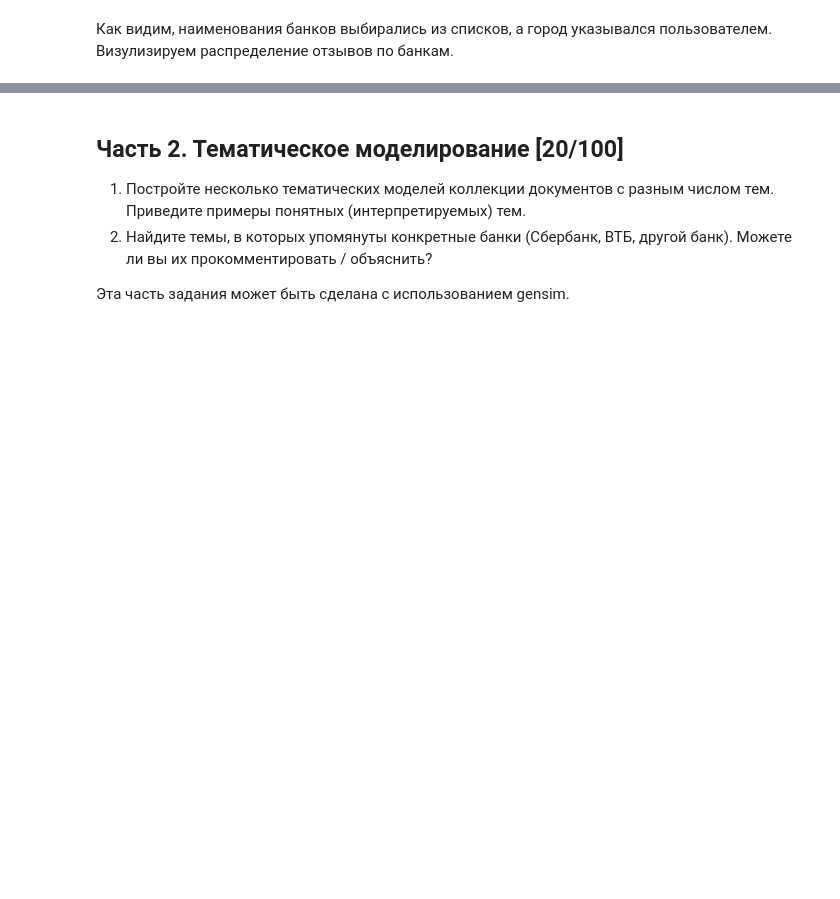
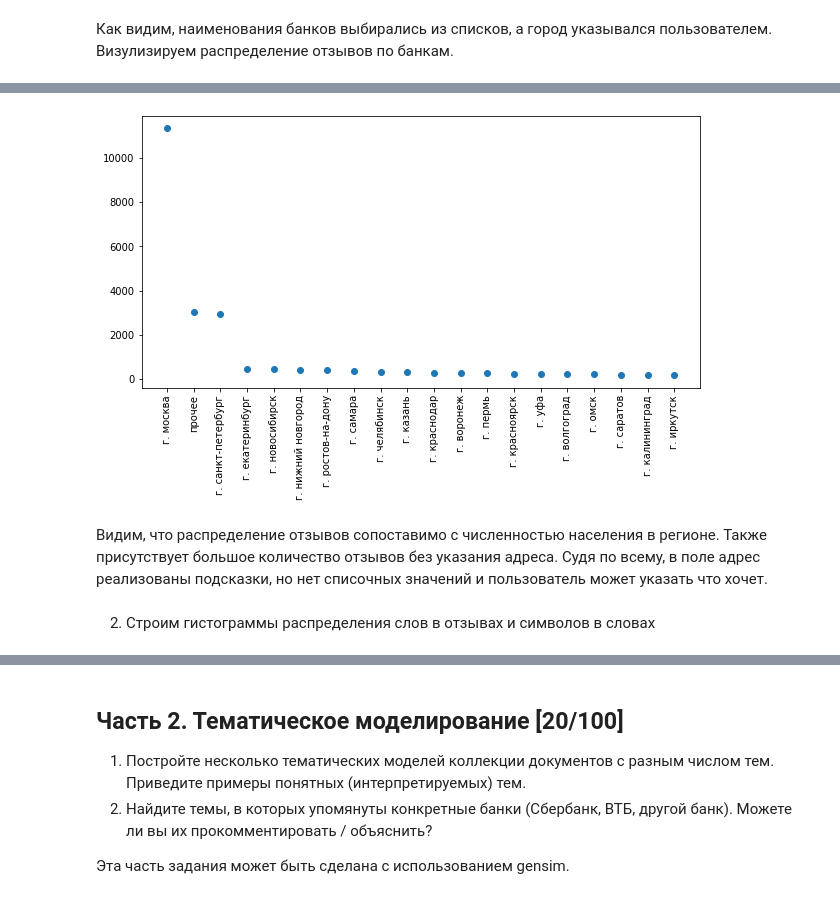
Before and after one commit to pastashkin/netology_ml, a Jupyter notebook: nlp/hw1 (banki_tm&classif).ipynb, the cells around one changed output, grey strips where cells are left out. Saved outputs shown, nothing was run; the diff lists cells and outputs as text; code cells hidden in the pictures; blank space fills up the shorter version.

```diff
--- a/nlp/hw1 (banki_tm&classif).ipynb
+++ b/nlp/hw1 (banki_tm&classif).ipynb
@@ -136,0 +128,11 @@ for i in range(7,15):
+# %%
+plt.figure(figsize=(10,5))
+plt.plot(city_plot.groupby(by='city_clear').count().sort_values(by='text', ascending=False)['text'][:20], 'o')
+plt.xticks(rotation=90)
+plt.show()
+# %% [output]
+[figure, added]
+# %% [markdown]
+Видим, что распределение отзывов сопоставимо с численностью населения в регионе. Также присутствует большое количество отзывов без указания адреса. Судя по всему, в поле адрес реализованы подсказки, но нет списочных значений и пользователь может указать что хочет.
+# %% [markdown]
+2. Строим гистограммы распределения слов в отзывах и символов в словах
```
Also changed, not shown: parts of 100 cells of this notebook.
